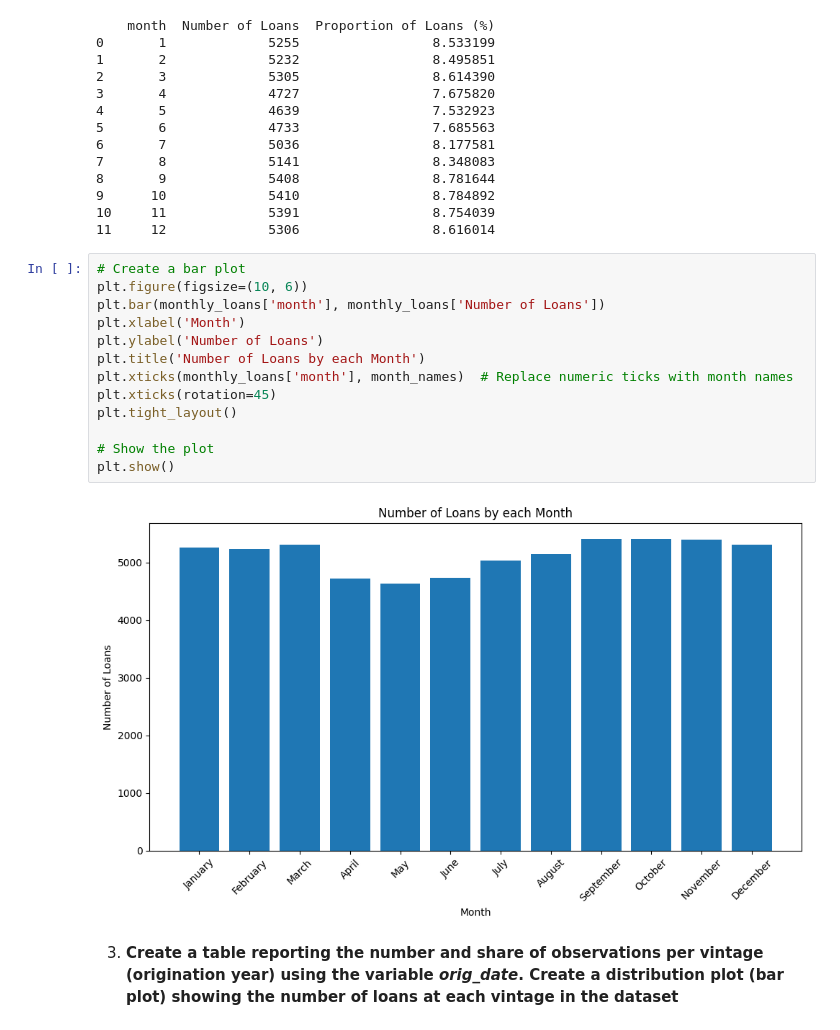
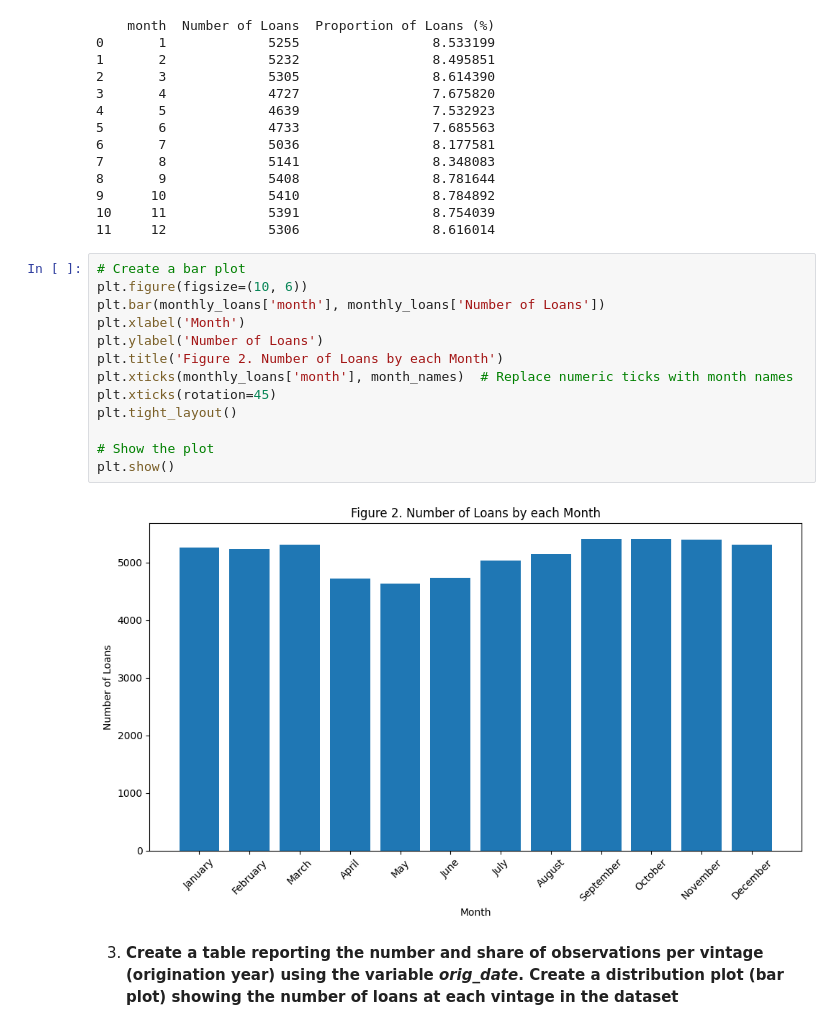
Before and after one commit to Milanomac/data-science-python, a Jupyter notebook: other-data-science-projects/02_challenge_loans/notebook_new.ipynb, the cells around one changed output. Drawn from its saved outputs; the diff is of its cells as text.

```diff
--- a/other-data-science-projects/02_challenge_loans/notebook_new.ipynb
+++ b/other-data-science-projects/02_challenge_loans/notebook_new.ipynb
@@ -229,18 +229,18 @@ print(monthly_loans)
 # %%
 # Create a bar plot
 plt.figure(figsize=(10, 6))
 plt.bar(monthly_loans['month'], monthly_loans['Number of Loans'])
 plt.xlabel('Month')
 plt.ylabel('Number of Loans')
-plt.title('Number of Loans by each Month')
+plt.title('Figure 2. Number of Loans by each Month')
 plt.xticks(monthly_loans['month'], month_names)  # Replace numeric ticks with month names
 plt.xticks(rotation=45)
 plt.tight_layout()
 
 # Show the plot
 plt.show()
 # %% [output]
-[figure, old version]
+[figure, new version]
 # %% [markdown]
 3. __Create a table reporting the number and share of observations per vintage (origination year) using the variable _orig_date_. Create a distribution plot (bar plot) showing the number of loans at each vintage in the dataset__
 # %%
```
Also changed, not shown: parts of 17 cells of this notebook, 4 other files.
